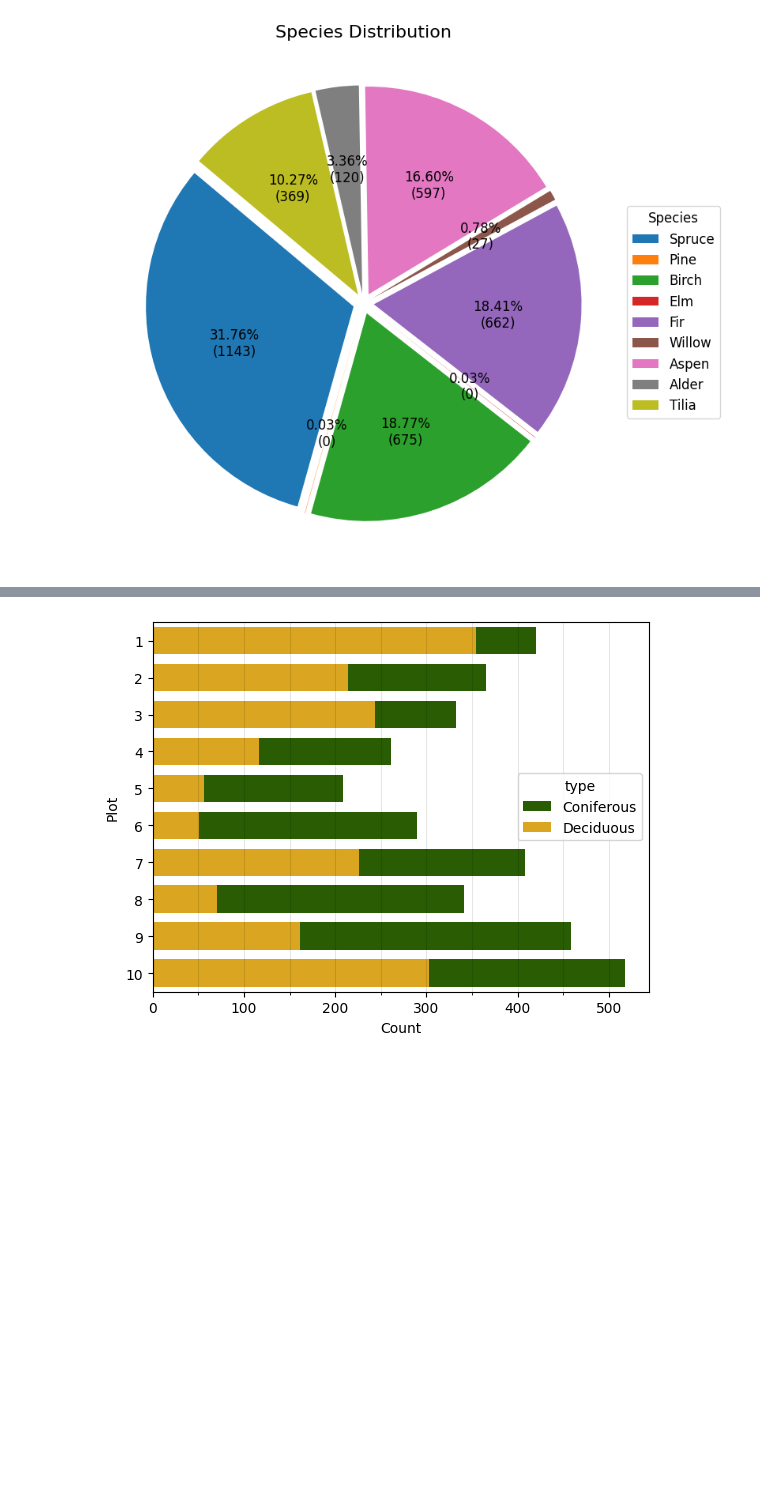
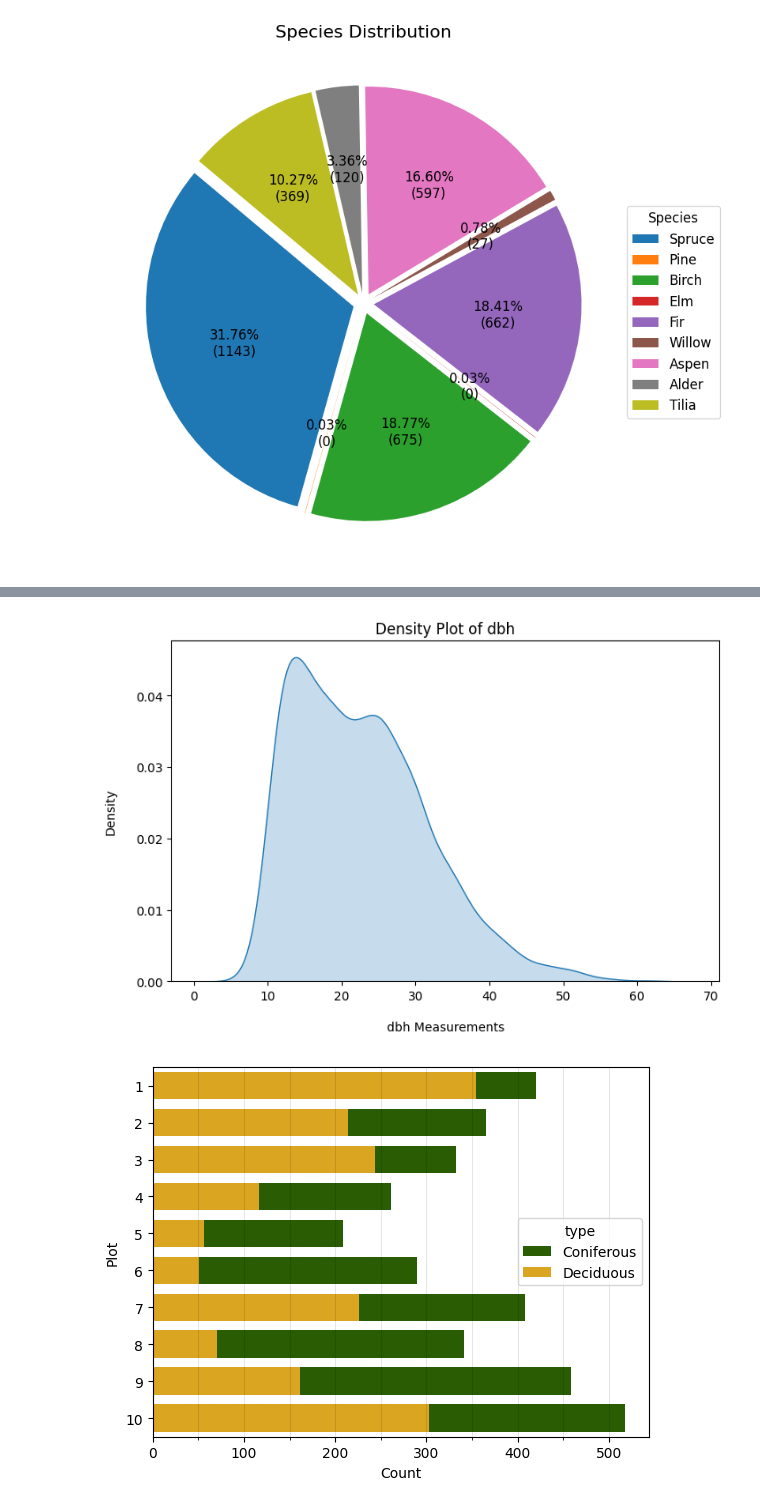
Before and after one commit to pariaighanian/LiDAR-Based-Tree-Detection, a Jupyter notebook: EDA.ipynb, the cells around one changed output, grey strips where cells are left out. Saved outputs shown, nothing was run; the diff lists cells and outputs as text; code cells hidden in the pictures; blank space fills up the shorter version.

Commit message:
dbh density added into report

```diff
--- a/EDA.ipynb
+++ b/EDA.ipynb
@@ -132,3 +138,13 @@ plt.show()
+# %%
+plt.figure(figsize=(8, 5))
+sns.kdeplot(field_survey["dbh"], fill=True)
+
+plt.title("Density Plot of dbh")
+plt.xlabel("dbh Measurements", labelpad=15)
+plt.ylabel("Density", labelpad=15)
+plt.show()
+# %% [output]
+[figure, added]
 # %%
 field_survey["type"] = field_survey["species"].map(lambda x: "Coniferous" if x in conifiers else "Deciduous")
 # %%
```
Also changed, not shown: parts of 6 cells of this notebook, 1 other file.
